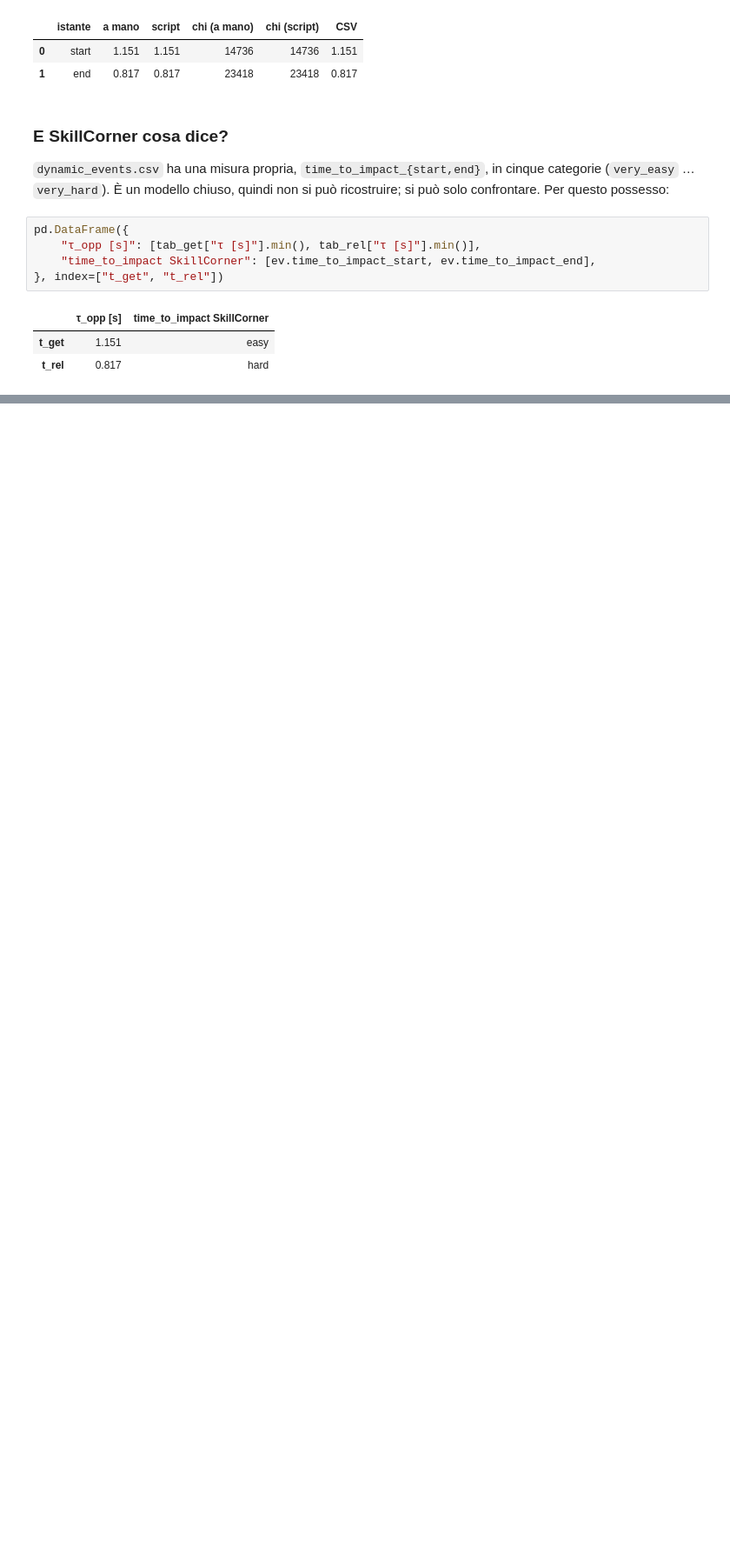
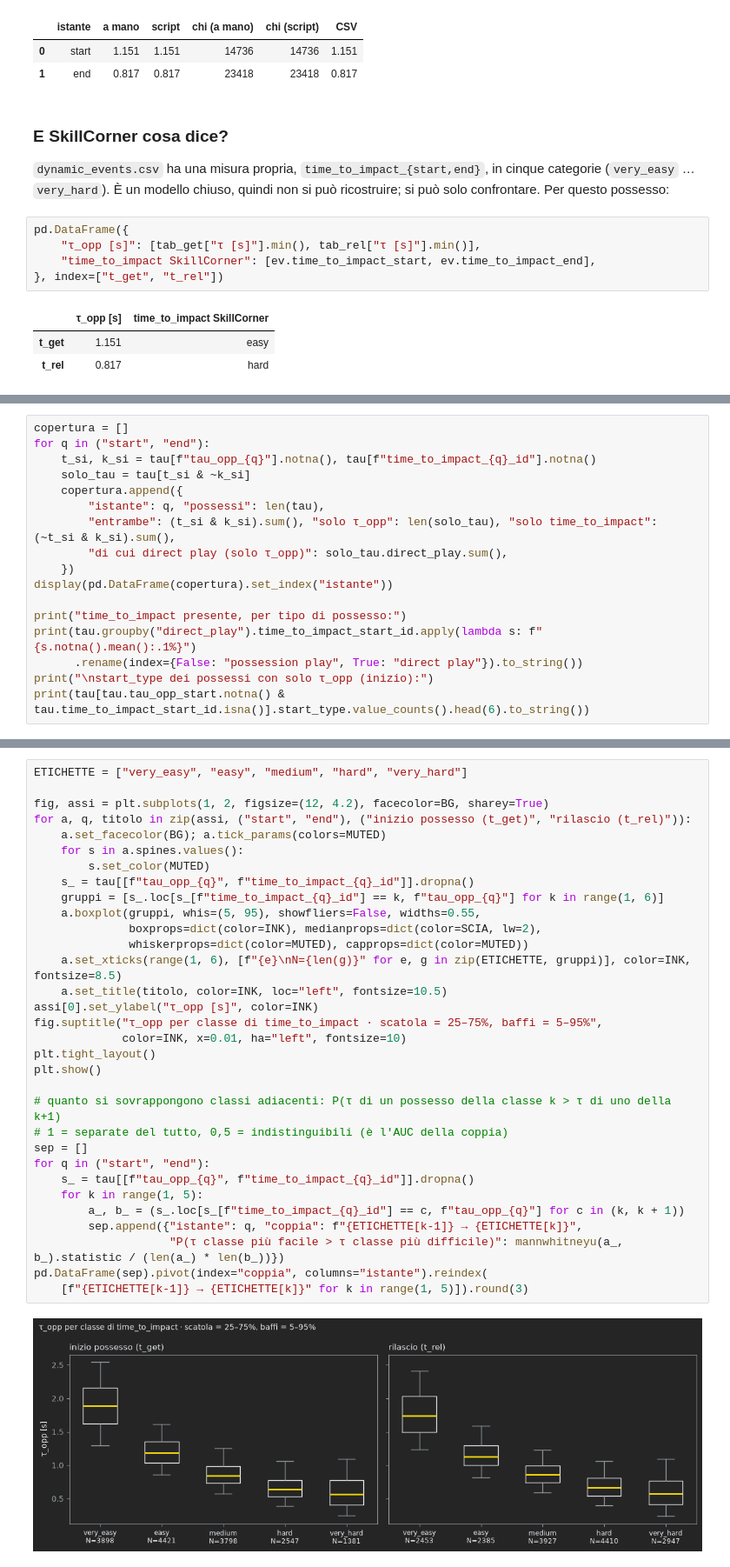
Before and after one commit to lollokomotiv/sport_code_repo, a Jupyter notebook: analytics_cup_project/explorations/03-calcolo-tau-opp.ipynb, the cells around one changed output, grey strips where cells are left out. Shown at 87% size. Drawn from its saved outputs; the diff is of its cells as text; blank space fills up the shorter version.

```diff
--- a/analytics_cup_project/explorations/03-calcolo-tau-opp.ipynb
+++ b/analytics_cup_project/explorations/03-calcolo-tau-opp.ipynb
@@ -732,0 +818,17 @@ costruito su τ_opp.
+# %%
+copertura = []
+for q in ("start", "end"):
+    t_si, k_si = tau[f"tau_opp_{q}"].notna(), tau[f"time_to_impact_{q}_id"].notna()
+    solo_tau = tau[t_si & ~k_si]
+    copertura.append({
+        "istante": q, "possessi": len(tau),
+        "entrambe": (t_si & k_si).sum(), "solo τ_opp": len(solo_tau), "solo time_to_impact": (~t_si & k_si).sum(),
+        "di cui direct play (solo τ_opp)": solo_tau.direct_play.sum(),
+    })
+display(pd.DataFrame(copertura).set_index("istante"))
+
+print("time_to_impact presente, per tipo di possesso:")
+print(tau.groupby("direct_play").time_to_impact_start_id.apply(lambda s: f"{s.notna().mean():.1%}")
+      .rename(index={False: "possession play", True: "direct play"}).to_string())
+print("\nstart_type dei possessi con solo τ_opp (inizio):")
+print(tau[tau.tau_opp_start.notna() & tau.time_to_impact_start_id.isna()].start_type.value_counts().head(6).to_string())
@@ -732,0 +867,34 @@ costruito su τ_opp.
+# %%
+ETICHETTE = ["very_easy", "easy", "medium", "hard", "very_hard"]
+
+fig, assi = plt.subplots(1, 2, figsize=(12, 4.2), facecolor=BG, sharey=True)
+for a, q, titolo in zip(assi, ("start", "end"), ("inizio possesso (t_get)", "rilascio (t_rel)")):
+    a.set_facecolor(BG); a.tick_params(colors=MUTED)
+    for s in a.spines.values():
+        s.set_color(MUTED)
+    s_ = tau[[f"tau_opp_{q}", f"time_to_impact_{q}_id"]].dropna()
+    gruppi = [s_.loc[s_[f"time_to_impact_{q}_id"] == k, f"tau_opp_{q}"] for k in range(1, 6)]
+    a.boxplot(gruppi, whis=(5, 95), showfliers=False, widths=0.55,
+              boxprops=dict(color=INK), medianprops=dict(color=SCIA, lw=2),
+              whiskerprops=dict(color=MUTED), capprops=dict(color=MUTED))
+    a.set_xticks(range(1, 6), [f"{e}\nN={len(g)}" for e, g in zip(ETICHETTE, gruppi)], color=INK, fontsize=8.5)
+    a.set_title(titolo, color=INK, loc="left", fontsize=10.5)
+assi[0].set_ylabel("τ_opp [s]", color=INK)
+fig.suptitle("τ_opp per classe di time_to_impact · scatola = 25–75%, baffi = 5–95%",
+             color=INK, x=0.01, ha="left", fontsize=10)
+plt.tight_layout()
+plt.show()
+
+# quanto si sovrappongono classi adiacenti: P(τ di un possesso della classe k > τ di uno della k+1)
+# 1 = separate del tutto, 0,5 = indistinguibili (è l'AUC della coppia)
+sep = []
+for q in ("start", "end"):
+    s_ = tau[[f"tau_opp_{q}", f"time_to_impact_{q}_id"]].dropna()
+    for k in range(1, 5):
+        a_, b_ = (s_.loc[s_[f"time_to_impact_{q}_id"] == c, f"tau_opp_{q}"] for c in (k, k + 1))
+        sep.append({"istante": q, "coppia": f"{ETICHETTE[k-1]} → {ETICHETTE[k]}",
+                    "P(τ classe più facile > τ classe più difficile)": mannwhitneyu(a_, b_).statistic / (len(a_) * len(b_))})
+pd.DataFrame(sep).pivot(index="coppia", columns="istante").reindex(
+    [f"{ETICHETTE[k-1]} → {ETICHETTE[k]}" for k in range(1, 5)]).round(3)
+# %% [output]
+[figure, added]
```
Also changed, not shown: parts of 17 cells of this notebook, 15 other files.
